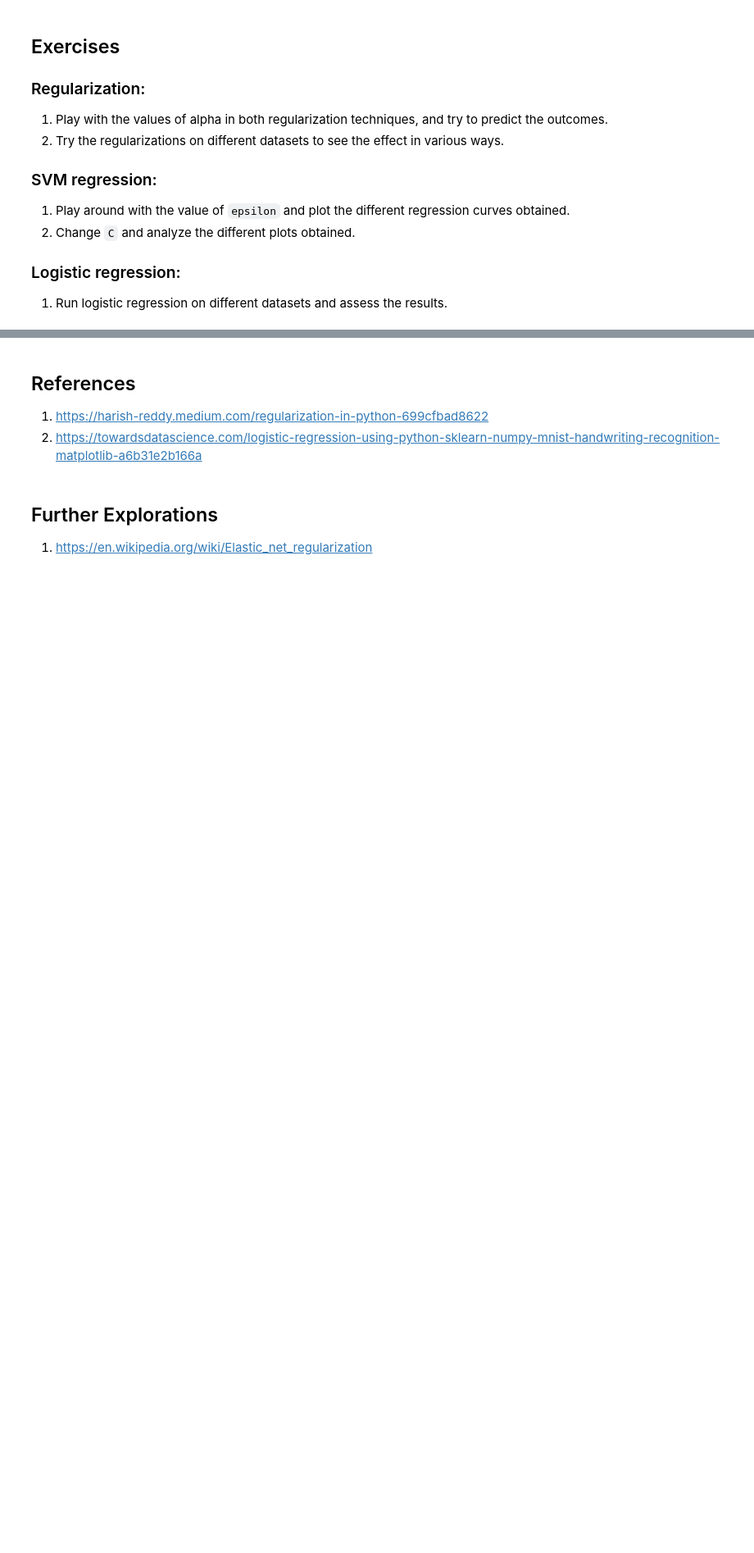
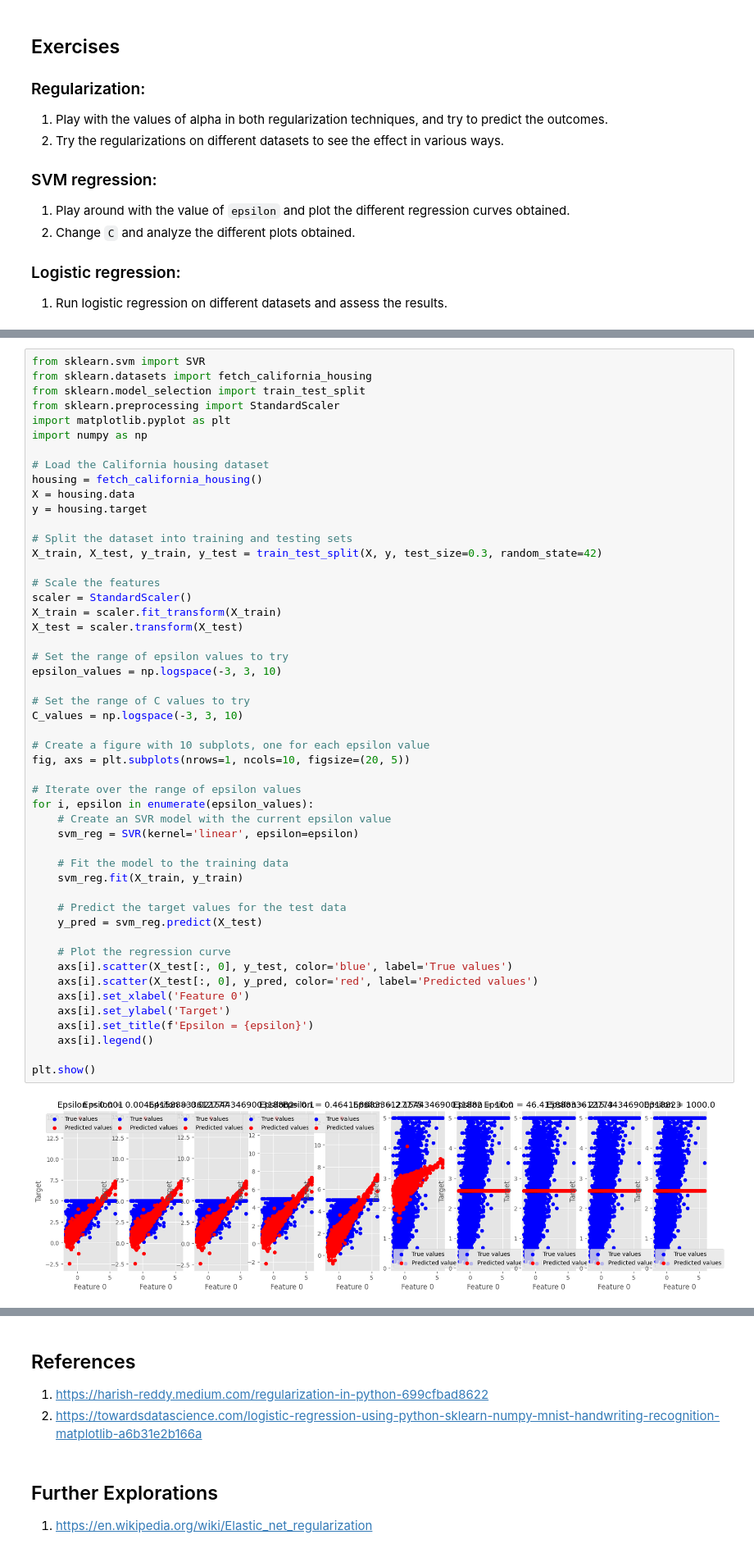
Before and after one commit to Chinttu15/FMML_Project_And_Labs, a Jupyter notebook: Regression_Lab_3.ipynb, the cells around one changed output, grey strips where cells are left out. Shown at 82% size. Saved outputs shown, nothing was run; the diff lists cells and outputs as text; blank space fills up the shorter version.

```diff
--- a/Regression_Lab_3.ipynb
+++ b/Regression_Lab_3.ipynb
@@ -647,0 +800,52 @@ plt.title(all_sample_title, size = 15);
+# %%
+from sklearn.svm import SVR
+from sklearn.datasets import fetch_california_housing
+from sklearn.model_selection import train_test_split
+from sklearn.preprocessing import StandardScaler
+import matplotlib.pyplot as plt
+import numpy as np
+
+# Load the California housing dataset
+housing = fetch_california_housing()
+X = housing.data
+y = housing.target
+
+# Split the dataset into training and testing sets
+X_train, X_test, y_train, y_test = train_test_split(X, y, test_size=0.3, random_state=42)
+
+# Scale the features
+scaler = StandardScaler()
+X_train = scaler.fit_transform(X_train)
+X_test = scaler.transform(X_test)
+
+# Set the range of epsilon values to try
+epsilon_values = np.logspace(-3, 3, 10)
+
+# Set the range of C values to try
+C_values = np.logspace(-3, 3, 10)
+
+# Create a figure with 10 subplots, one for each epsilon value
+fig, axs = plt.subplots(nrows=1, ncols=10, figsize=(20, 5))
+
+# Iterate over the range of epsilon values
+for i, epsilon in enumerate(epsilon_values):
+    # Create an SVR model with the current epsilon value
+    svm_reg = SVR(kernel='linear', epsilon=epsilon)
+
+    # Fit the model to the training data
+    svm_reg.fit(X_train, y_train)
+
+    # Predict the target values for the test data
+    y_pred = svm_reg.predict(X_test)
+
+    # Plot the regression curve
+    axs[i].scatter(X_test[:, 0], y_test, color='blue', label='True values')
+    axs[i].scatter(X_test[:, 0], y_pred, color='red', label='Predicted values')
+    axs[i].set_xlabel('Feature 0')
+    axs[i].set_ylabel('Target')
+    axs[i].set_title(f'Epsilon = {epsilon}')
+    axs[i].legend()
+
+plt.show()
+# %% [output]
+[figure, added]
```
Also changed, not shown: parts of 13 cells of this notebook.
